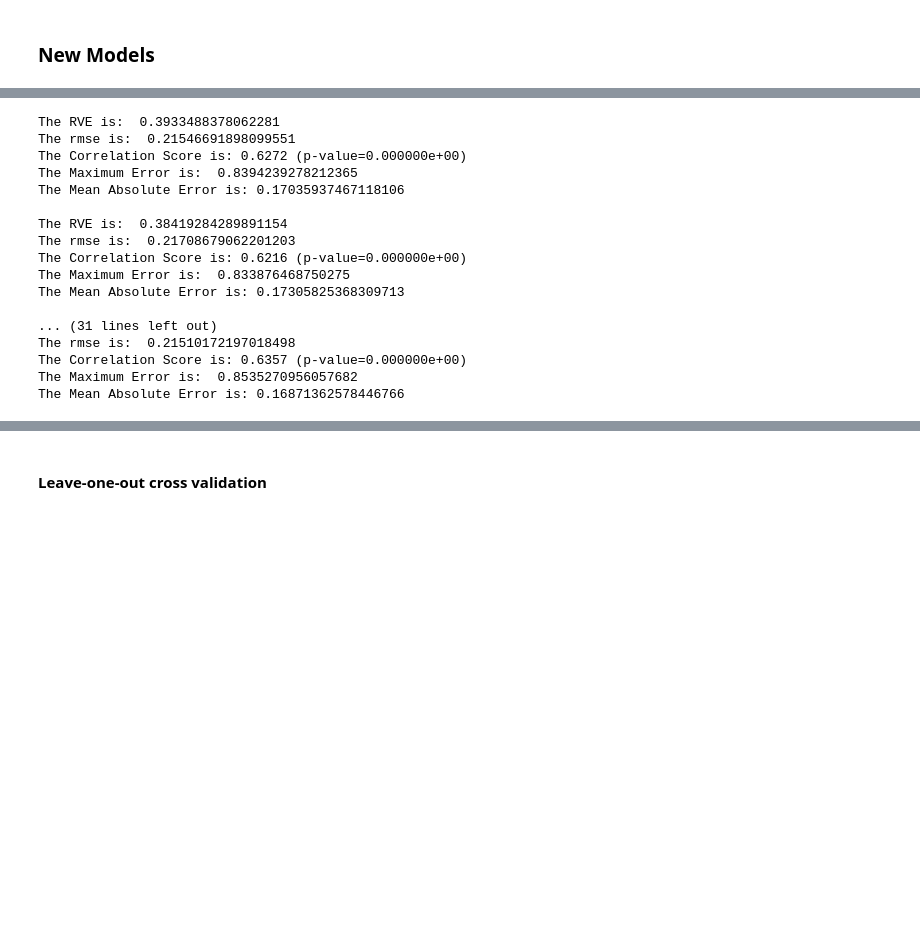
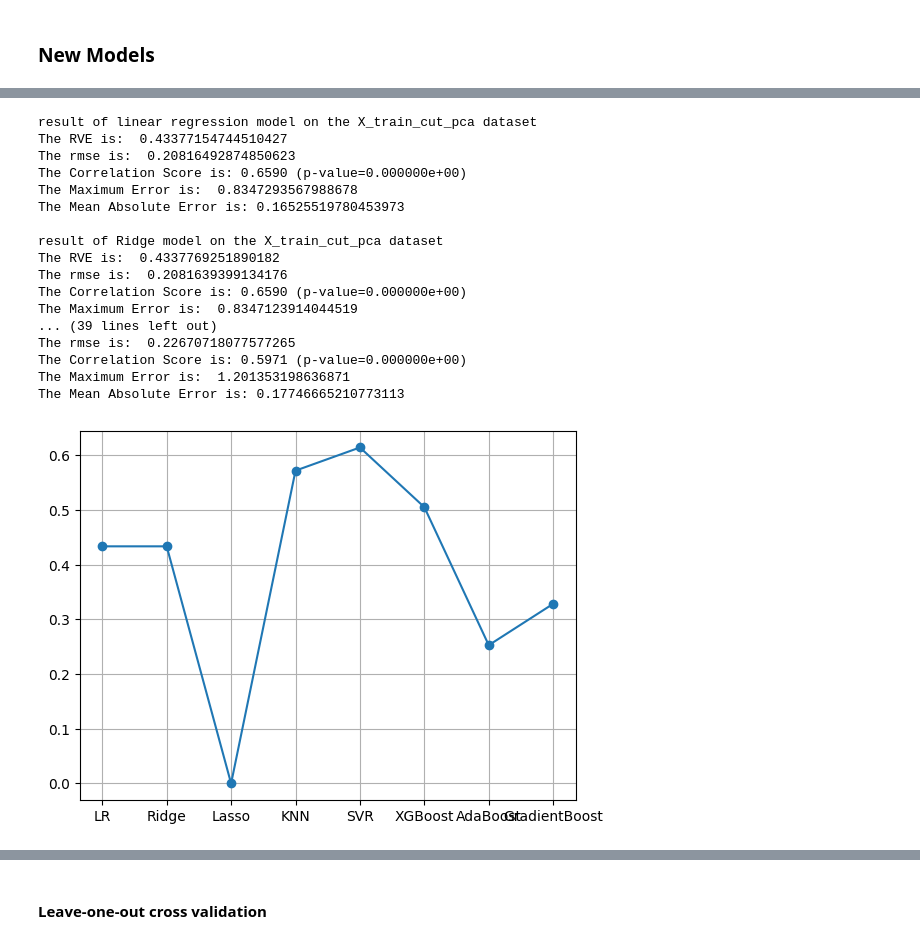
Before and after one commit to rubentorres-developer/ML-ThirdHomeAssignment, a Jupyter notebook: Assignment3.ipynb, the cells around one changed output, grey strips where cells are left out. Cells and saved outputs as stored; diff of their text form; code cells hidden in the pictures; blank space fills up the shorter version.

Commit message:
Update Assignment3.ipynb
added graph showing difference of realvariance explained between different models fiting the same dataset

```diff
--- a/Assignment3.ipynb
+++ b/Assignment3.ipynb
@@ -385,7 +385,7 @@ PC249 - Variance explained:  0.0009 - Total Variance:  0.5837
 # %%
 X_train_scaled_kpca =kpca(X_train_scaled,50)
 # %%
-pca_cut = pca(X_train_cut, 50)
+pca_cut = pca(X_train_cut, 150)
 X_train_cut_pca = pca_cut.transform(X_train_cut)
 #X_test_cut_pca=pca_cut.transform(X_ivs_cut)
 # %% [output]
@@ -473,6 +473,7 @@ X_train_cut_rffs_kpca = kpca(X_train_cut_rffs,5)
 <h3>Cross-validation. Evaluation of the (models) and data configurations.
 # %%
 def printAvalStat(truth, preds):
+    avalStats = []
     print("The RVE is: ", explained_variance_score(truth, preds))
     print("The rmse is: ", mean_squared_error(truth, preds, squared=False))
     corr, pval=pearsonr(truth, preds)
@@ -480,6 +481,11 @@ def printAvalStat(truth, preds):
 
     print("The Maximum Error is: ", max_error(truth, preds))
     print("The Mean Absolute Error is:", mean_absolute_error(truth, preds),"\n")
+    avalStats.append(explained_variance_score(truth, preds))
+    avalStats.append(mean_squared_error(truth, preds, squared=False))
+    avalStats.append(pearsonr(truth, preds))
+    #avalStats.append( %(corr,pval) )
+    return avalStats
 # %% [markdown]
 <h4>N-Fold Cross validation
 # %%
@@ -676,7 +682,7 @@ def nfold_evaluate(mdl ,X_train_Valids):
             PREDS_nfold=np.hstack((PREDS_nfold, preds))
             TRUTH_nfold=np.hstack((TRUTH_nfold, y_ivs_nfold))
 
-    printAvalStat(TRUTH_nfold, PREDS_nfold)
+    return printAvalStat(TRUTH_nfold, PREDS_nfold)
 # %%
 RFR_mdl = RandomForestRegressor(n_estimators=10, random_state=0, min_samples_leaf=3, max_depth = 8, n_jobs=6)
 LR_mdl = LinearRegression()
@@ -719,28 +715,45 @@ The Mean Absolute Error is: 0.17081644509538188
 # %%
 #Set para testing do X_train_scaled_rffs_pca
-nfold_evaluate(LR_mdl ,X_train_cut_kpca)
-nfold_evaluate(Ridge_mdl ,X_train_cut_kpca)
-nfold_evaluate(Lasso_mdl ,X_train_cut_kpca)
-nfold_evaluate(KNN_mdl ,X_train_cut_kpca)
-nfold_evaluate(SVR_mdl ,X_train_cut_kpca)
-nfold_evaluate(XGB_mdl ,X_train_cut_kpca)
-nfold_evaluate(ABR_mdl ,X_train_cut_kpca)
-nfold_evaluate(GBR_mdl ,X_train_cut_kpca)
+print("result of linear regression model on the X_train_cut_pca dataset")
+LR_me = nfold_evaluate(LR_mdl ,X_train_cut_pca)
+print("result of Ridge model on the X_train_cut_pca dataset")
+Ridge_me = nfold_evaluate(Ridge_mdl ,X_train_cut_pca)
+print("result of Lasso regression model on the X_train_cut_pca dataset")
+Lasso_me =nfold_evaluate(Lasso_mdl ,X_train_cut_pca)
+print("result of K-means regression model on the X_train_cut_pca dataset")
+KNN_me =nfold_evaluate(KNN_mdl ,X_train_cut_pca)
+print("result of support vector regressor model on the X_train_cut_pca dataset")
+SVR_me =nfold_evaluate(SVR_mdl ,X_train_cut_pca)
+print("result of XGBoost regression model on the X_train_cut_pca dataset")
+XGB_me =nfold_evaluate(XGB_mdl ,X_train_cut_pca)
+print("result of AdaBoost regression model on the X_train_cut_pca dataset")
+ABR_me =nfold_evaluate(ABR_mdl ,X_train_cut_pca)
+print("result of GradientBoost regression model on the X_train_cut_pca dataset")
+GBR_me =nfold_evaluate(GBR_mdl ,X_train_cut_pca)
 # %% [output]
-The RVE is:  0.3933488378062281
-The rmse is:  0.21546691898099551
-The Correlation Score is: 0.6272 (p-value=0.000000e+00)
-The Maximum Error is:  0.8394239278212365
-The Mean Absolute Error is: 0.17035937467118106
+result of linear regression model on the X_train_cut_pca dataset
+The RVE is:  0.43377154744510427
+The rmse is:  0.20816492874850623
+The Correlation Score is: 0.6590 (p-value=0.000000e+00)
+The Maximum Error is:  0.8347293567988678
+The Mean Absolute Error is: 0.16525519780453973
 
-The RVE is:  0.38419284289891154
-The rmse is:  0.21708679062201203
-The Correlation Score is: 0.6216 (p-value=0.000000e+00)
-The Maximum Error is:  0.833876468750275
-The Mean Absolute Error is: 0.17305825368309713
-
-... (31 lines left out)
-The rmse is:  0.21510172197018498
-The Correlation Score is: 0.6357 (p-value=0.000000e+00)
-The Maximum Error is:  0.8535270956057682
-The Mean Absolute Error is: 0.16871362578446766
+result of Ridge model on the X_train_cut_pca dataset
+The RVE is:  0.4337769251890182
+The rmse is:  0.2081639399134176
+The Correlation Score is: 0.6590 (p-value=0.000000e+00)
+The Maximum Error is:  0.8347123914044519
+... (39 lines left out)
+The rmse is:  0.22670718077577265
+The Correlation Score is: 0.5971 (p-value=0.000000e+00)
+The Maximum Error is:  1.201353198636871
+The Mean Absolute Error is: 0.17746665210773113
+# %%
+imputers = ["LR", "Ridge","Lasso", "KNN", "SVR", "XGBoost", "AdaBoost", "GradientBoost"]
+RVEs = [LR_me[0], Ridge_me[0], Lasso_me[0], KNN_me[0], SVR_me[0], XGB_me[0], ABR_me[0], GBR_me[0]]
+
+plt.plot(imputers, RVEs, marker = "o")
+plt.grid()
+plt.show()
+# %% [output]
+[figure, added]
```
Also changed, not shown: parts of 8 cells of this notebook.
